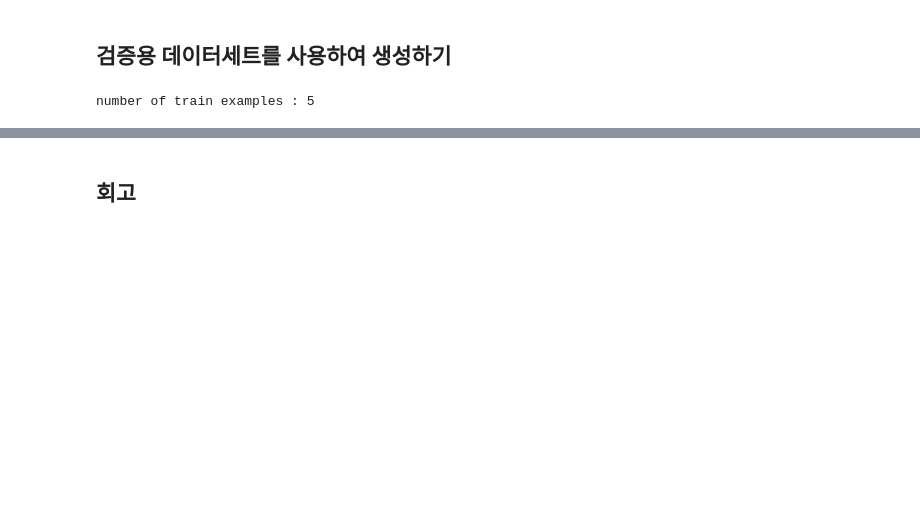
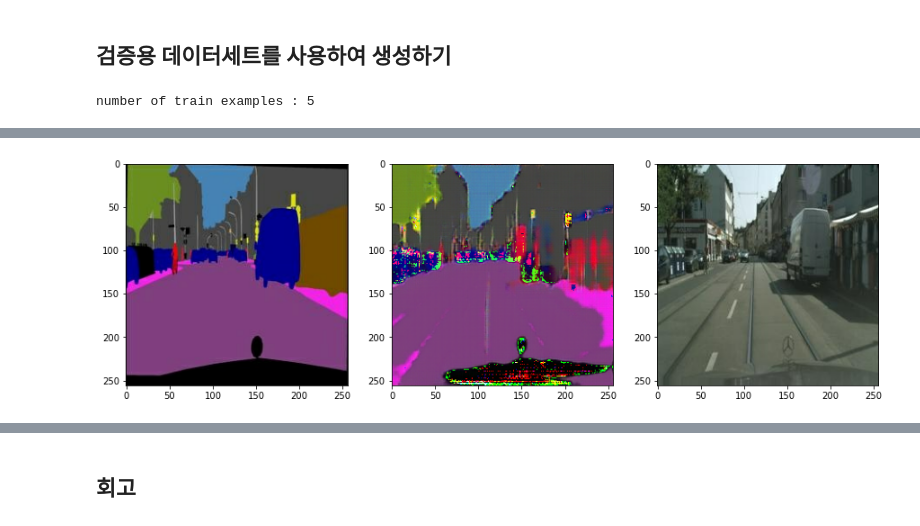
Before and after one commit to stereo-weld/explorations, a Jupyter notebook: E20_Project_Pix2Pix_CityScapes_Segmentation_Map.ipynb, the cells around one changed output, grey strips where cells are left out. Saved outputs shown, nothing was run; the diff lists cells and outputs as text; code cells hidden in the pictures; blank space fills up the shorter version.

```diff
--- a/E20_Project_Pix2Pix_CityScapes_Segmentation_Map.ipynb
+++ b/E20_Project_Pix2Pix_CityScapes_Segmentation_Map.ipynb
@@ -488,0 +497,4 @@ for inp, tar in test_dataset.take(5):
+# %%
+draw_city(test_ind = 2)
+# %% [output]
+[figure, added]
```
Also changed, not shown: parts of 11 cells of this notebook.
